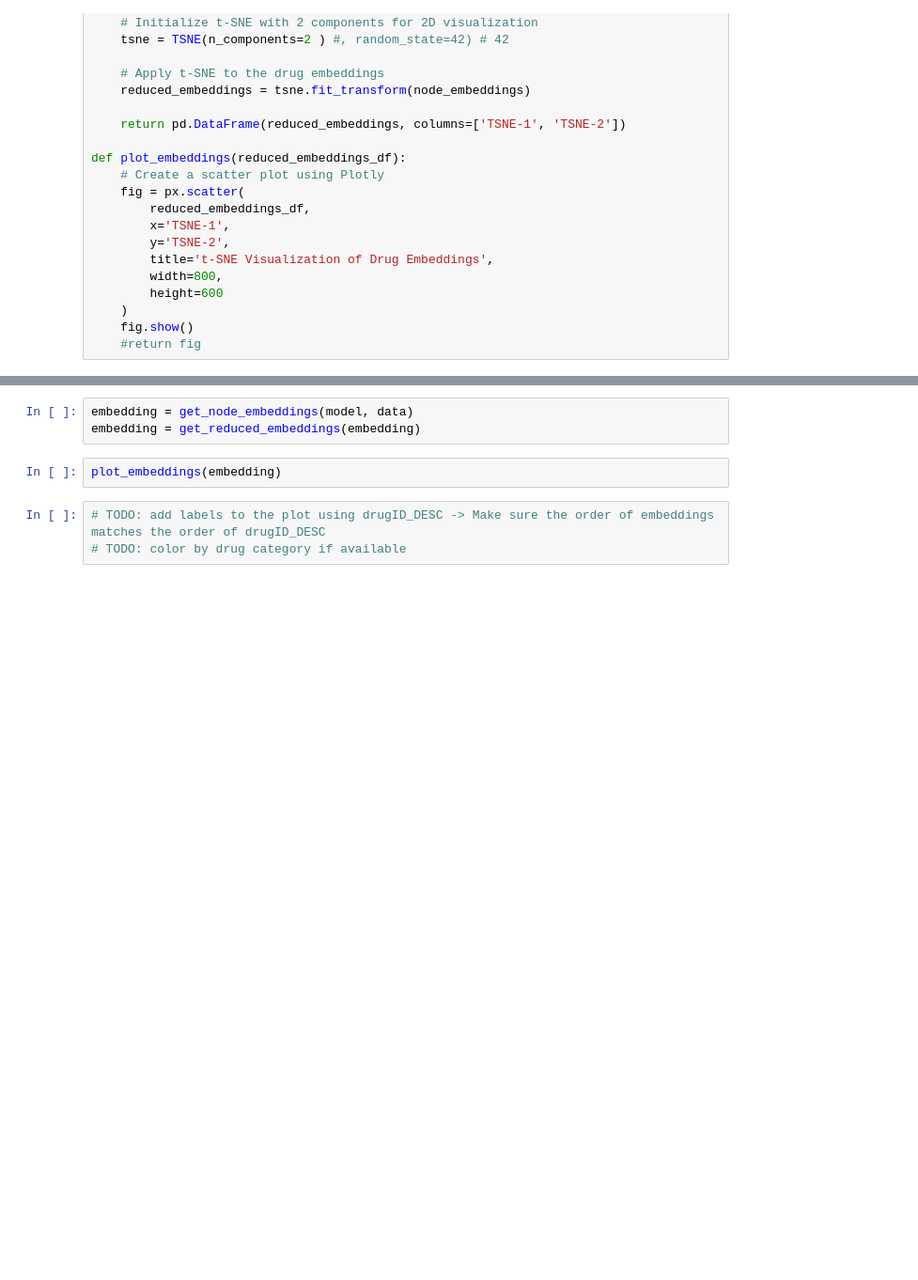
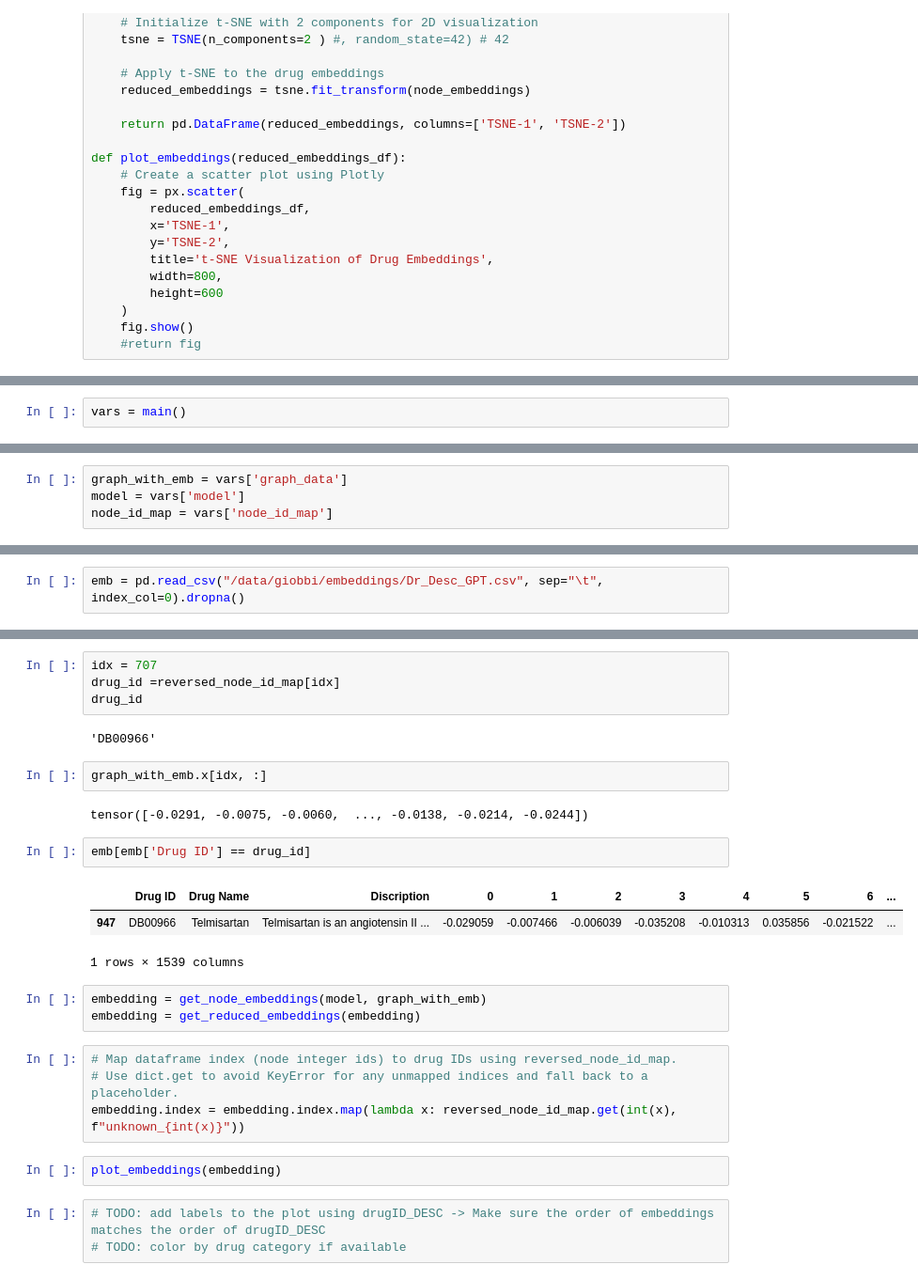
Before and after one commit to lgiobbi/DDI_with_ML, a Jupyter notebook: Notebooks/visualize_embeddings_last_layer/analyze_trained_model.ipynb, the cells around one changed output, grey strips where cells are left out. Shown at 94% size. Saved outputs shown, nothing was run; the diff lists cells and outputs as text; blank space fills up the shorter version.

```diff
--- a/Notebooks/visualize_embeddings_last_layer/analyze_trained_model.ipynb
+++ b/Notebooks/visualize_embeddings_last_layer/analyze_trained_model.ipynb
@@ -53,0 +42,2 @@ TypeError: PyG_data() missing 1 required positional argument: 'node_id_map'
+# %%
+vars = main()
@@ -53,0 +62,4 @@ TypeError: PyG_data() missing 1 required positional argument: 'node_id_map'
+# %%
+graph_with_emb = vars['graph_data']
+model = vars['model']
+node_id_map = vars['node_id_map']
@@ -89,0 +79,2 @@ drugID_DESC
+# %%
+emb = pd.read_csv("/data/giobbi/embeddings/Dr_Desc_GPT.csv", sep="\t", index_col=0).dropna()
@@ -90,6 +91,26 @@ drugID_DESC
+# %%
+idx = 707
+drug_id =reversed_node_id_map[idx]
+drug_id
+# %% [output]
+'DB00966'
+# %%
+graph_with_emb.x[idx, :]
+# %% [output]
+tensor([-0.0291, -0.0075, -0.0060,  ..., -0.0138, -0.0214, -0.0244])
+# %%
+emb[emb['Drug ID'] == drug_id]
+# %% [output]
+|  | Drug ID | Drug Name | Discription | 0 | 1 | 2 | 3 | 4 | 5 | 6 | ... |
+| 947 | DB00966 | Telmisartan | Telmisartan is an angiotensin II ... | -0.029059 | -0.007466 | -0.006039 | -0.035208 | -0.010313 | 0.035856 | -0.021522 | ... |
+1 rows × 1539 columns
 # %%
-embedding = get_node_embeddings(model, data)
+embedding = get_node_embeddings(model, graph_with_emb)
 embedding = get_reduced_embeddings(embedding)
+# %%
+# Map dataframe index (node integer ids) to drug IDs using reversed_node_id_map.
+# Use dict.get to avoid KeyError for any unmapped indices and fall back to a placeholder.
+embedding.index = embedding.index.map(lambda x: reversed_node_id_map.get(int(x), f"unknown_{int(x)}"))
 # %%
 plot_embeddings(embedding)
 # %%
```
Also changed, not shown: parts of 11 cells of this notebook, 1 other file.
